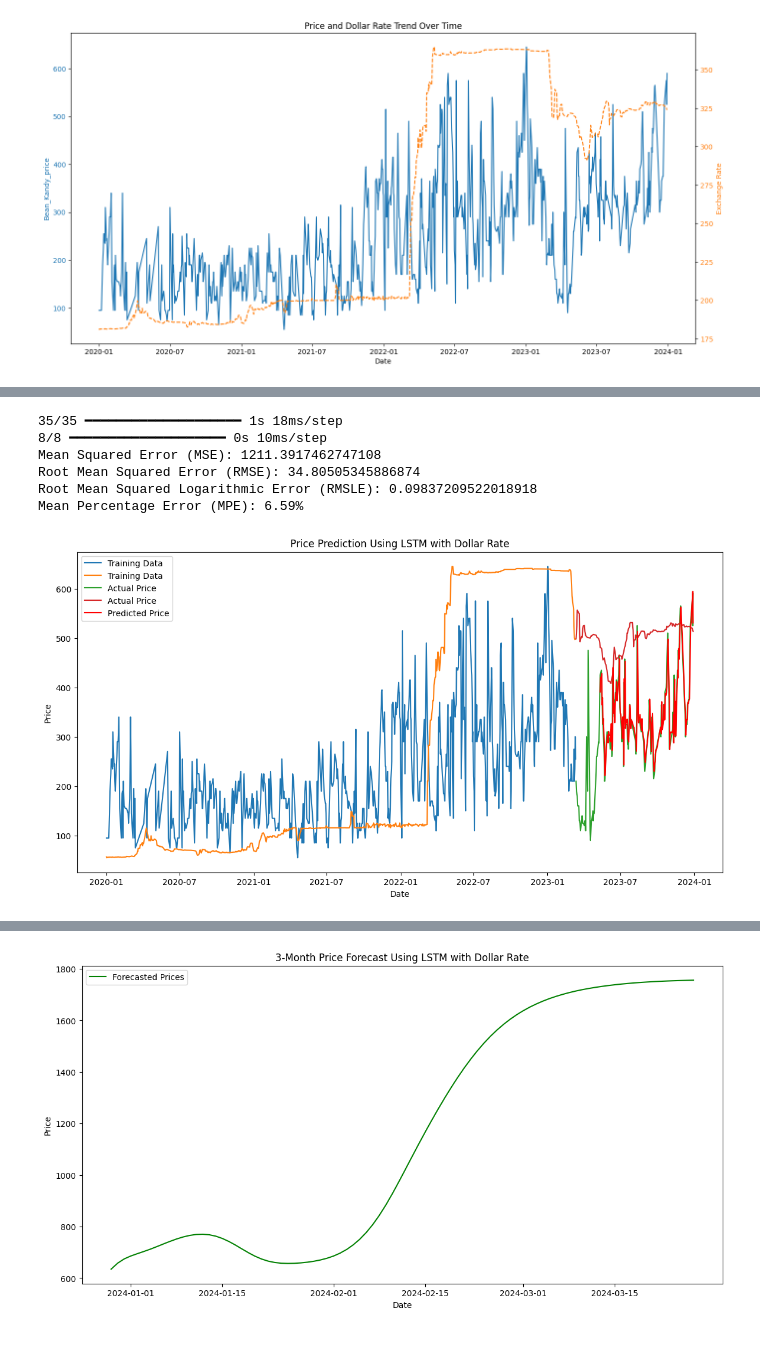
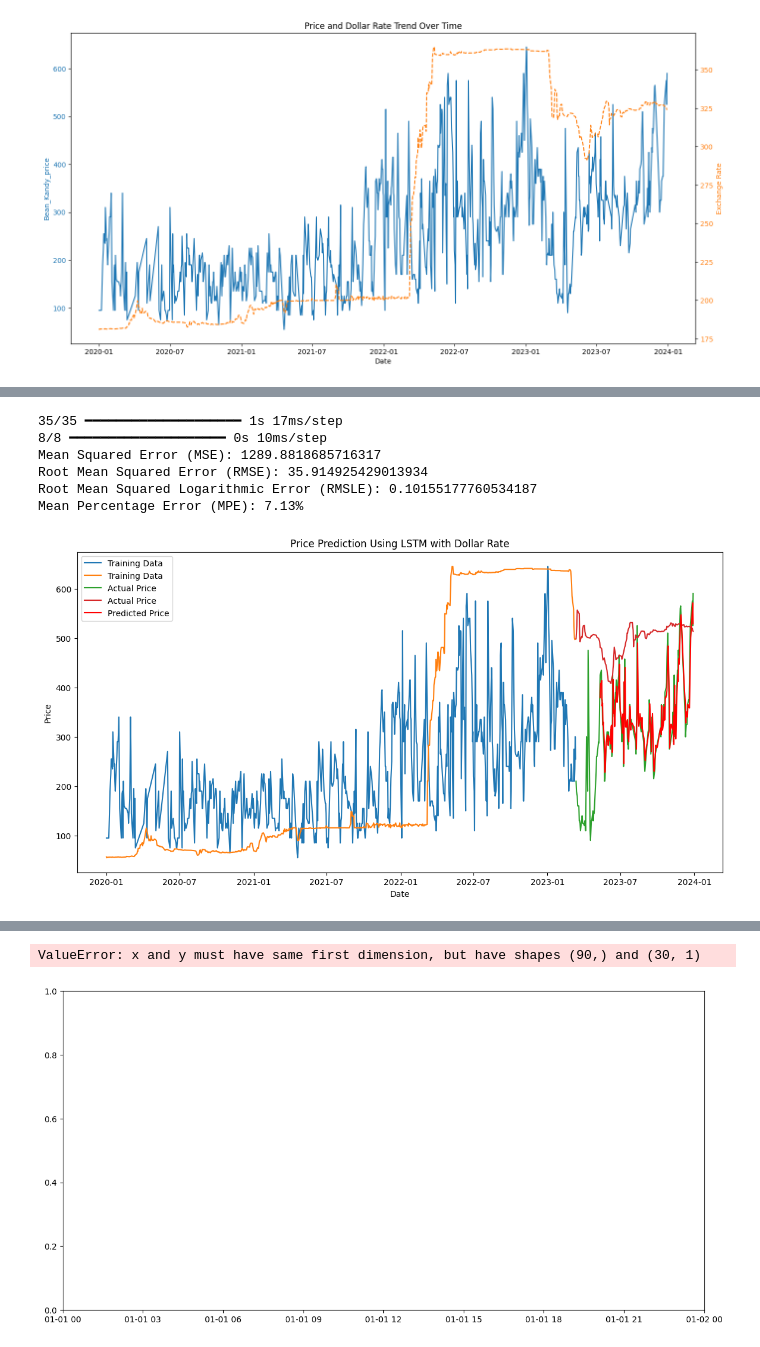
Before and after one commit to PavithaDissanayake/VegetablePriceForecast, a Jupyter notebook: Beans_Kandy_Dollar.ipynb, the cells around one changed output, grey strips where cells are left out. Drawn from its saved outputs; the diff is of its cells as text; code cells hidden in the pictures.

```diff
--- a/Beans_Kandy_Dollar.ipynb
+++ b/Beans_Kandy_Dollar.ipynb
@@ -152,6 +152,7 @@ scaler_dollar = MinMaxScaler(feature_range=(0, 1))
 df['Bean_Kandy_price'] = scaler_price.fit_transform(df[['Bean_Kandy_price']])
 df['Exchange Rate'] = scaler_dollar.fit_transform(df[['Exchange Rate']])
 
+df=df[['Bean_Kandy_price','Exchange Rate']]
 # Create training and testing datasets
 train_size = int(len(df) * 0.8)
 train, test = df.iloc[:train_size], df.iloc[train_size:]
@@ -244,12 +245,12 @@ percentage_errors = np.abs((y_test_actual_flat - test_predictions_flat) / y_test
 mean_percentage_error = np.mean(percentage_errors)
 print(f'Mean Percentage Error (MPE): {mean_percentage_error:.2f}%')
 # %% [output]
-35/35 ━━━━━━━━━━━━━━━━━━━━ 1s 18ms/step
+35/35 ━━━━━━━━━━━━━━━━━━━━ 1s 17ms/step
 8/8 ━━━━━━━━━━━━━━━━━━━━ 0s 10ms/step
-Mean Squared Error (MSE): 1211.3917462747108
-Root Mean Squared Error (RMSE): 34.80505345886874
-Root Mean Squared Logarithmic Error (RMSLE): 0.09837209522018918
-Mean Percentage Error (MPE): 6.59%
+Mean Squared Error (MSE): 1289.8818685716317
+Root Mean Squared Error (RMSE): 35.914925429013934
+Root Mean Squared Logarithmic Error (RMSLE): 0.10155177760534187
+Mean Percentage Error (MPE): 7.13%
 # %%
 # Plot the actual vs predicted values
 plt.figure(figsize=(14, 7))
@@ -275,7 +276,7 @@ plt.ylabel('Price')
 plt.legend()
 plt.show()
 # %% [output]
-[figure, old version]
+[figure, new version]
 # %%
 # Use the last part of the test set for prediction
 last_sequence = df[-look_back:].values
@@ -283,7 +284,7 @@ forecast_input = last_sequence
 forecast = []
 
 # Forecast the next 90 days (approx. 3 months)
-for _ in range(90):
+for _ in range(30):
     forecast_input_reshaped = np.reshape(forecast_input, (1, look_back, 2))
     next_price = model.predict(forecast_input_reshaped)
     forecast.append(next_price[0, 0])
@@ -324 +325,2 @@ plt.show()
+ValueError: x and y must have same first dimension, but have shapes (90,) and (30, 1)
-[figure, old version]
+[figure, new version]
```
Also changed, not shown: parts of 4 cells of this notebook, 13 other files.
